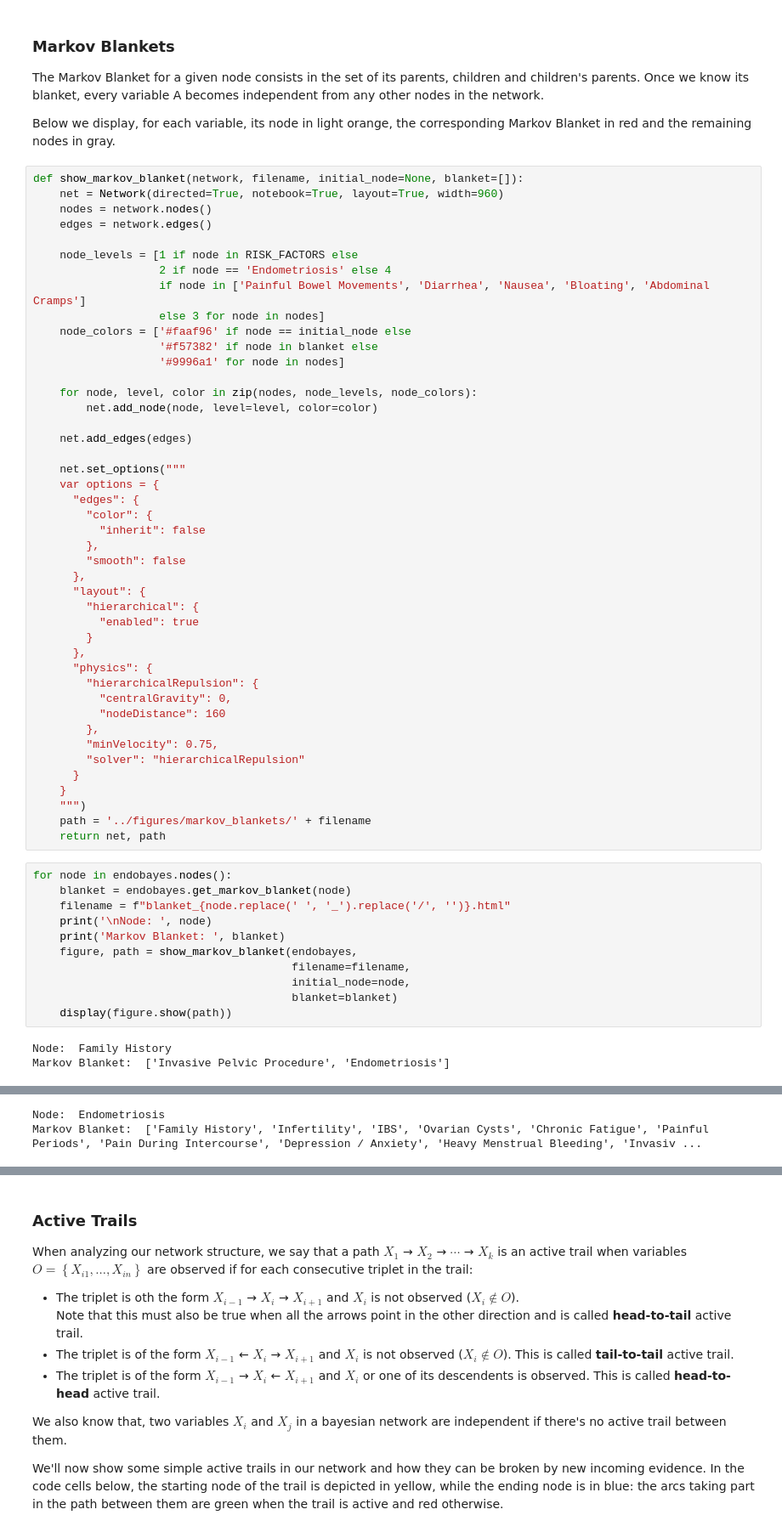
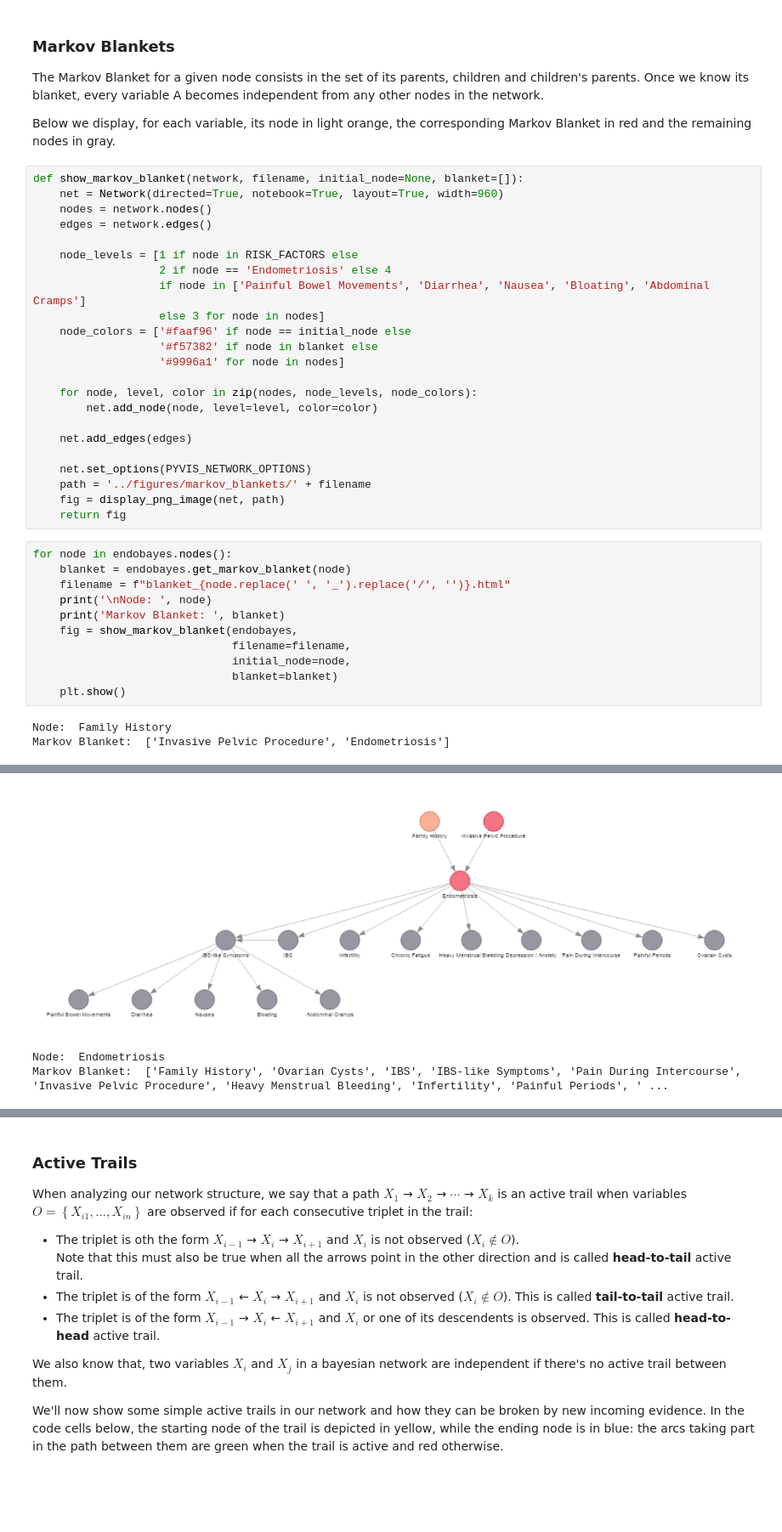
Before and after one commit to mwritescode/EndoBayes, a Jupyter notebook: src/EndoBayes.ipynb, the cells around one changed output, grey strips where cells are left out. Shown at 85% size. Cells and saved outputs as stored; diff of their text form; blank space fills up the shorter version.

Commit message:
Fixed small bug in Gibbs Sampling and updated visualization code

```diff
--- a/src/EndoBayes.ipynb
+++ b/src/EndoBayes.ipynb
@@ -523,42 +503,21 @@ def show_markov_blanket(network, filename, initial_node=None, blanket=[]):
 
     net.add_edges(edges)
 
-    net.set_options("""
-    var options = {
-      "edges": {
-        "color": {
-          "inherit": false
-        },
-        "smooth": false
-      },
-      "layout": {
-        "hierarchical": {
-          "enabled": true
-        }
-      },
-      "physics": {
-        "hierarchicalRepulsion": {
-          "centralGravity": 0,
-          "nodeDistance": 160
-        },
-        "minVelocity": 0.75,
-        "solver": "hierarchicalRepulsion"
-      }
-    }
-    """)
+    net.set_options(PYVIS_NETWORK_OPTIONS)
     path = '../figures/markov_blankets/' + filename
-    return net, path
+    fig = display_png_image(net, path)
+    return fig
 # %%
 for node in endobayes.nodes():
     blanket = endobayes.get_markov_blanket(node)
     filename = f"blanket_{node.replace(' ', '_').replace('/', '')}.html"
     print('\nNode: ', node)
     print('Markov Blanket: ', blanket)
-    figure, path = show_markov_blanket(endobayes,
-                                       filename=filename,
-                                       initial_node=node,
-                                       blanket=blanket)
-    display(figure.show(path))
+    fig = show_markov_blanket(endobayes,
+                              filename=filename,
+                              initial_node=node,
+                              blanket=blanket)
+    plt.show()
 # %% [output]
 Node:  Family History
 Markov Blanket:  ['Invasive Pelvic Procedure', 'Endometriosis']
@@ -566,2 +524,3 @@ Markov Blanket:  ['Invasive Pelvic Procedure', 'Endometriosis']
+[figure, added]
 Node:  Endometriosis
-Markov Blanket:  ['Family History', 'Infertility', 'IBS', 'Ovarian Cysts', 'Chronic Fatigue', 'Painful Periods', 'Pain During Intercourse', 'Depression / Anxiety', 'Heavy Menstrual Bleeding', 'Invasiv ...
+Markov Blanket:  ['Family History', 'Ovarian Cysts', 'IBS', 'IBS-like Symptoms', 'Pain During Intercourse', 'Invasive Pelvic Procedure', 'Heavy Menstrual Bleeding', 'Infertility', 'Painful Periods', ' ...
```
Also changed, not shown: parts of 26 cells of this notebook.
